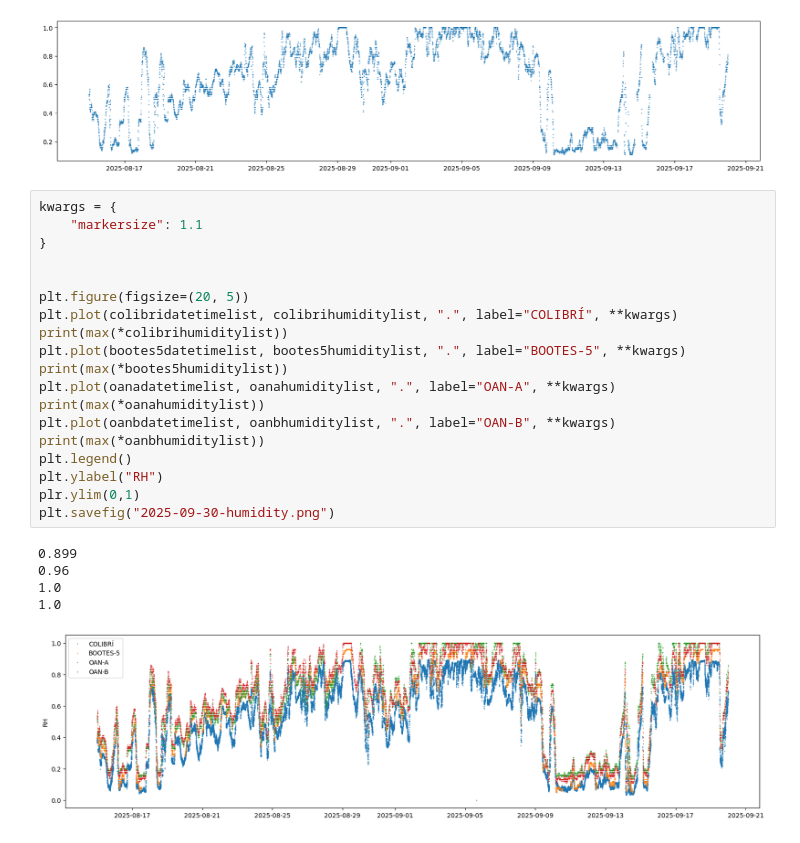
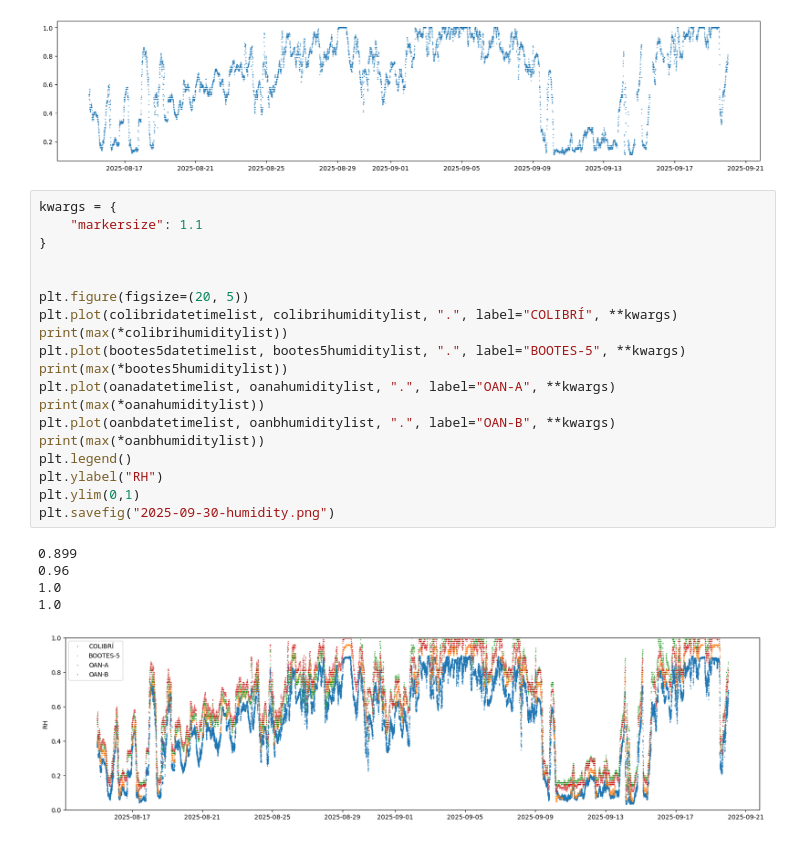
Before and after one commit to unam-transients/colibri, a Jupyter notebook: weather-station/2025-09-30-humidity.ipynb, the cells around one changed output. Cells and saved outputs as stored; diff of their text form.

```diff
--- a/weather-station/2025-09-30-humidity.ipynb
+++ b/weather-station/2025-09-30-humidity.ipynb
@@ -138,25 +139,25 @@ plt.plot(oanbdatetimelist, oanbhumiditylist, ".", markersize=1)
 # %%
 kwargs = {
     "markersize": 1.1
 }
 
 
 plt.figure(figsize=(20, 5))
 plt.plot(colibridatetimelist, colibrihumiditylist, ".", label="COLIBRÍ", **kwargs)
 print(max(*colibrihumiditylist))
 plt.plot(bootes5datetimelist, bootes5humiditylist, ".", label="BOOTES-5", **kwargs)
 print(max(*bootes5humiditylist))
 plt.plot(oanadatetimelist, oanahumiditylist, ".", label="OAN-A", **kwargs)
 print(max(*oanahumiditylist))
 plt.plot(oanbdatetimelist, oanbhumiditylist, ".", label="OAN-B", **kwargs)
 print(max(*oanbhumiditylist))
 plt.legend()
 plt.ylabel("RH")
-plr.ylim(0,1)
+plt.ylim(0,1)
 plt.savefig("2025-09-30-humidity.png")
 # %% [output]
 0.899
 0.96
 1.0
 1.0
-[figure, old version]
+[figure, new version]
```
Also changed, not shown: parts of 2 cells of this notebook, 14 other files.
